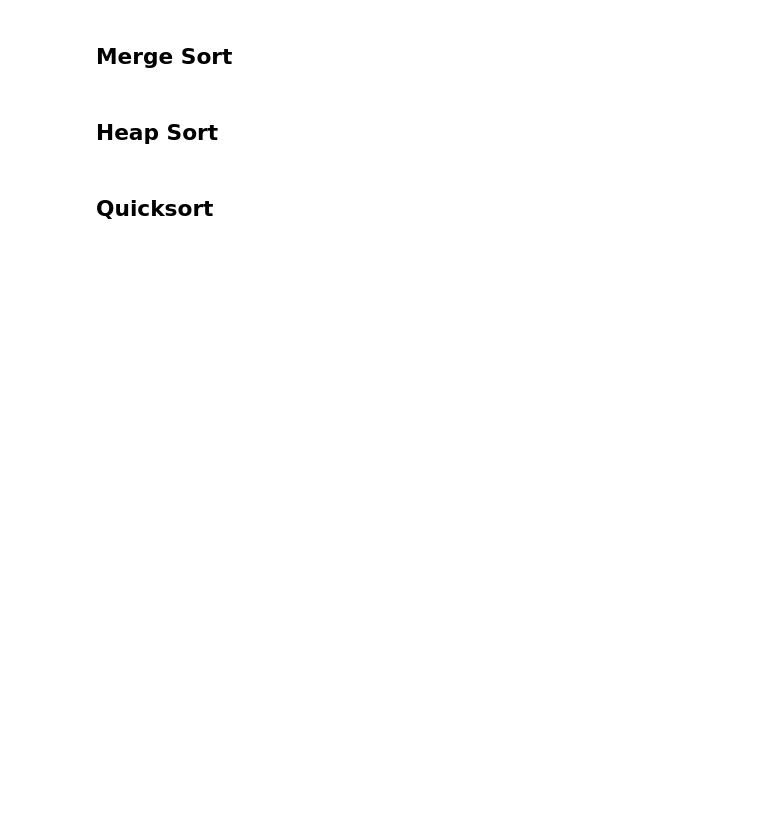
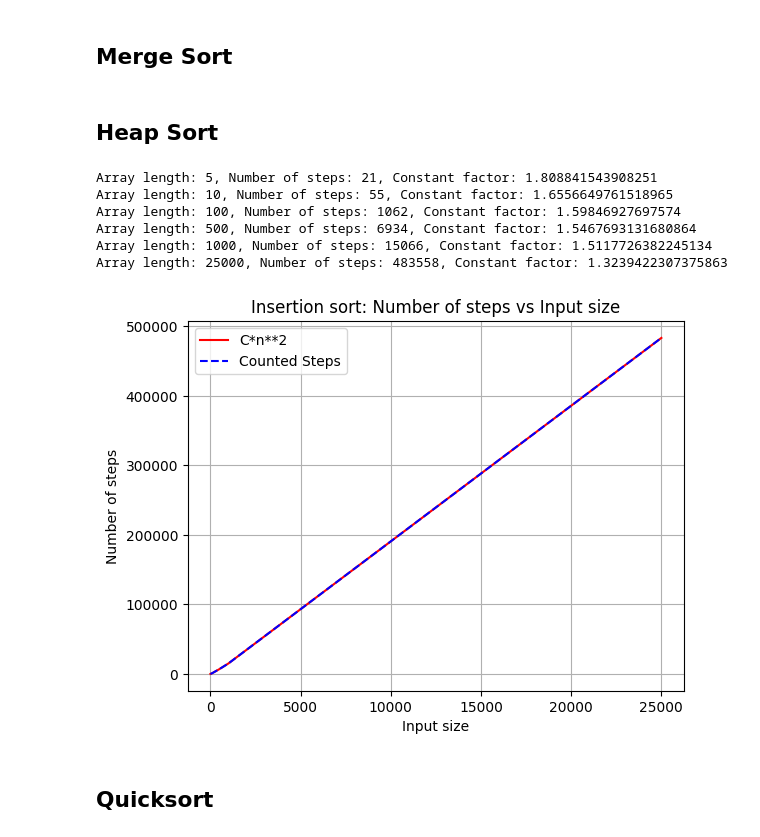
Before and after one commit to andreasped/dat600, a Jupyter notebook: assignment1/assignment 1.ipynb, the cells around one changed output. Drawn from its saved outputs; the diff is of its cells as text; code cells hidden in the pictures; blank space fills up the shorter version.

Commit message:
Task 1 heapsort

```diff
--- a/assignment1/assignment 1.ipynb
+++ b/assignment1/assignment 1.ipynb
@@ -78,2 +122,33 @@ plt.show()
+# %%
+import math
+steps = []
+input_sizes = []
+actual_array = []
+
+for arr in arrs:
+    num_steps, n = heapsort(arr)
+    steps.append(num_steps)
+    input_sizes.append(n)
+    constant_factor = num_steps / (n * math.log(n, 2))
+    actual = constant_factor * n * math.log(n, 2)
+    actual_array.append(actual)
+    print(f"Array length: {n}, Number of steps: {num_steps}, Constant factor: {constant_factor}")
+
+plt.plot(input_sizes, actual_array, label="C*n**2", color='red')
+plt.plot(input_sizes, steps, label="Counted Steps",color='blue', linestyle='--')
+plt.xlabel('Input size')
+plt.ylabel('Number of steps')
+plt.title('Insertion sort: Number of steps vs Input size')
+plt.legend()
+plt.grid(True)
+plt.show()
+# %% [output]
+Array length: 5, Number of steps: 21, Constant factor: 1.808841543908251
+Array length: 10, Number of steps: 55, Constant factor: 1.6556649761518965
+Array length: 100, Number of steps: 1062, Constant factor: 1.59846927697574
+Array length: 500, Number of steps: 6934, Constant factor: 1.5467693131680864
+Array length: 1000, Number of steps: 15066, Constant factor: 1.5117726382245134
+Array length: 25000, Number of steps: 483558, Constant factor: 1.3239422307375863
+[figure, added]
 # %% [markdown]
 ## Quicksort
```
Also changed, not shown: parts of 2 cells of this notebook.
